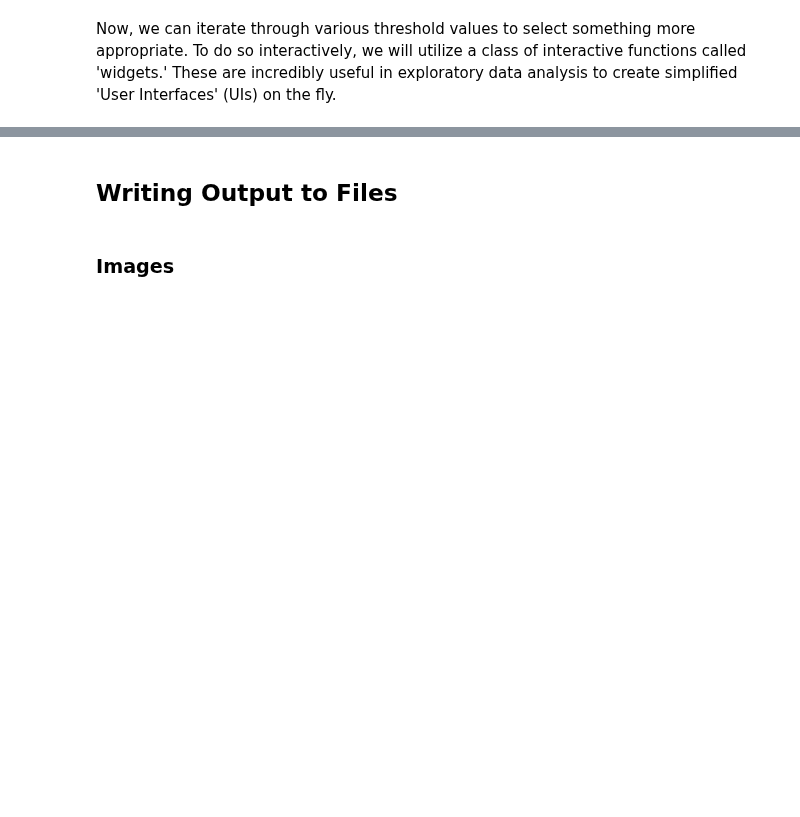
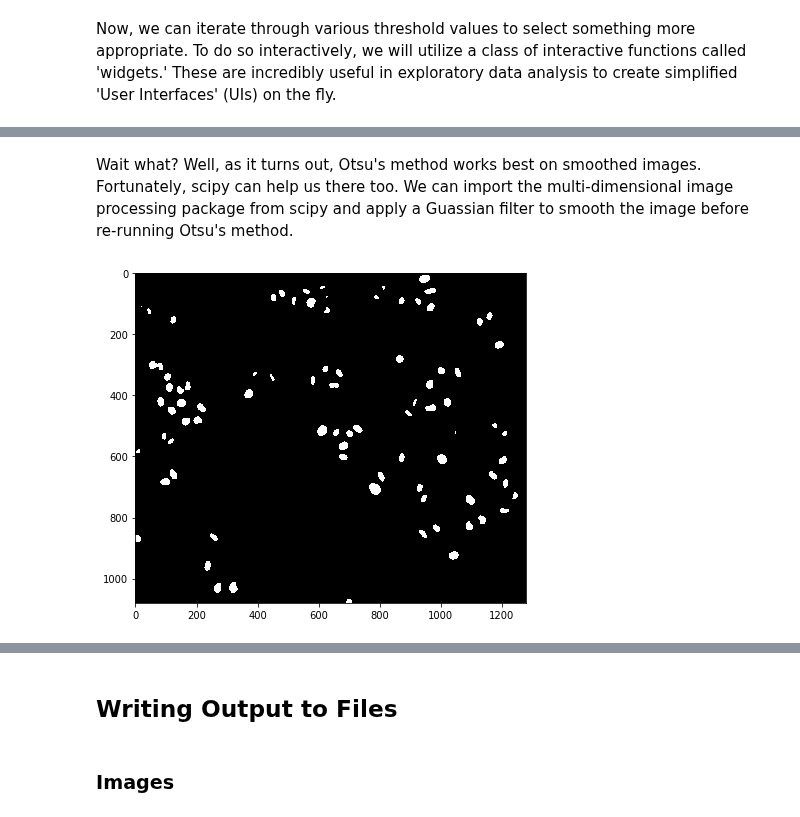
Before and after one commit to vanvalenlab/intro-to-deepcell, a Jupyter notebook: Day2_ImageProcessing.ipynb, the cells around one changed output, grey strips where cells are left out. Drawn from its saved outputs; the diff is of its cells as text; code cells hidden in the pictures; blank space fills up the shorter version.

```diff
--- a/Day2_ImageProcessing.ipynb
+++ b/Day2_ImageProcessing.ipynb
@@ -182,0 +201,20 @@ interactive(children=(IntSlider(value=100, description='thresh', max=250, min=10
+# %% [markdown]
+Wait what? Well, as it turns out, Otsu's method works best on smoothed images. Fortunately, scipy can help us there too. We can import the multi-dimensional image processing package from scipy and apply a Guassian filter to smooth the image before re-running Otsu's method.
+# %%
+# Import
+from skimage.filters.thresholding import threshold_otsu
+
+import scipy.ndimage as ndi
+sigma = 3
+img_smooth = ndi.filters.gaussian_filter(img, sigma)
+
+# Calculate and apply threshold
+thresh = threshold_otsu(img_smooth)
+mem = img_smooth > thresh
+
+# Visualization
+plt.figure(figsize=(7,7))
+plt.imshow(mem, interpolation='none', cmap='gray')
+plt.show()
+# %% [output]
+[figure, added]
```
Also changed, not shown: parts of 20 cells of this notebook.
